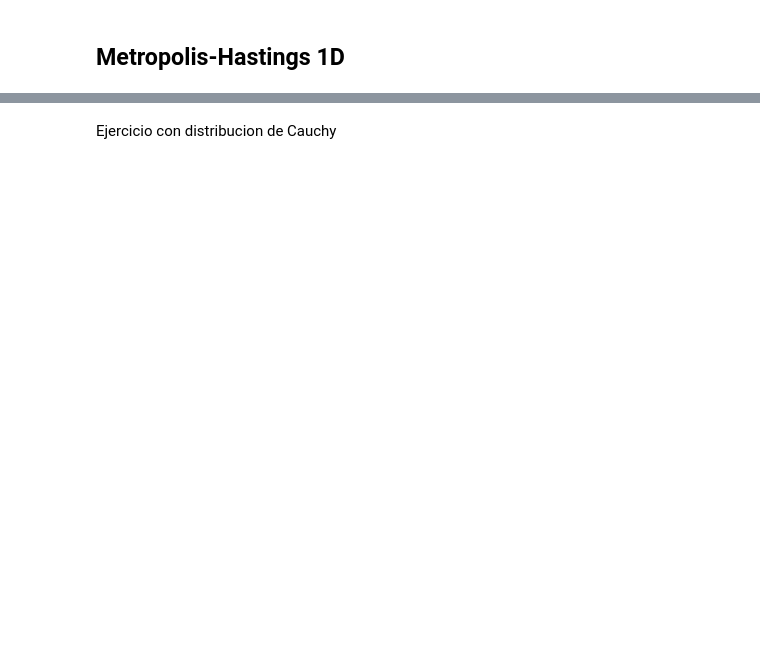
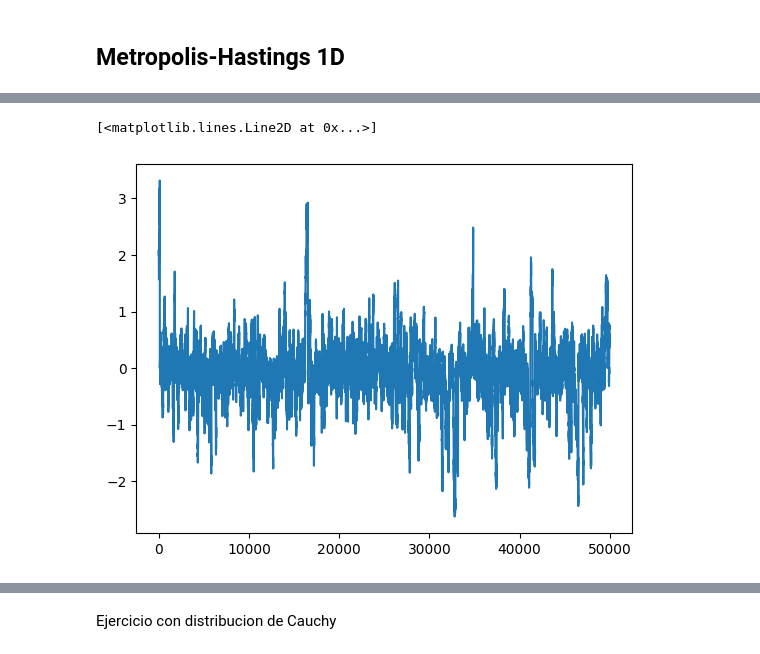
Before and after one commit to Areliortiz/SIMULACION2, a Jupyter notebook: Metropolis_ejercicio.ipynb, the cells around one changed output, grey strips where cells are left out. Saved outputs shown, nothing was run; the diff lists cells and outputs as text; code cells hidden in the pictures; blank space fills up the shorter version.

```diff
--- a/Metropolis_ejercicio.ipynb
+++ b/Metropolis_ejercicio.ipynb
@@ -56,3 +55,8 @@ plt.show()
+# %%
+plt.plot(x_1)
+# %% [output]
+[<matplotlib.lines.Line2D at 0x...>]
+[figure, added]
 # %% [markdown]
 > ***Media y Varianza***
 
```
Also changed, not shown: parts of 14 cells of this notebook.
